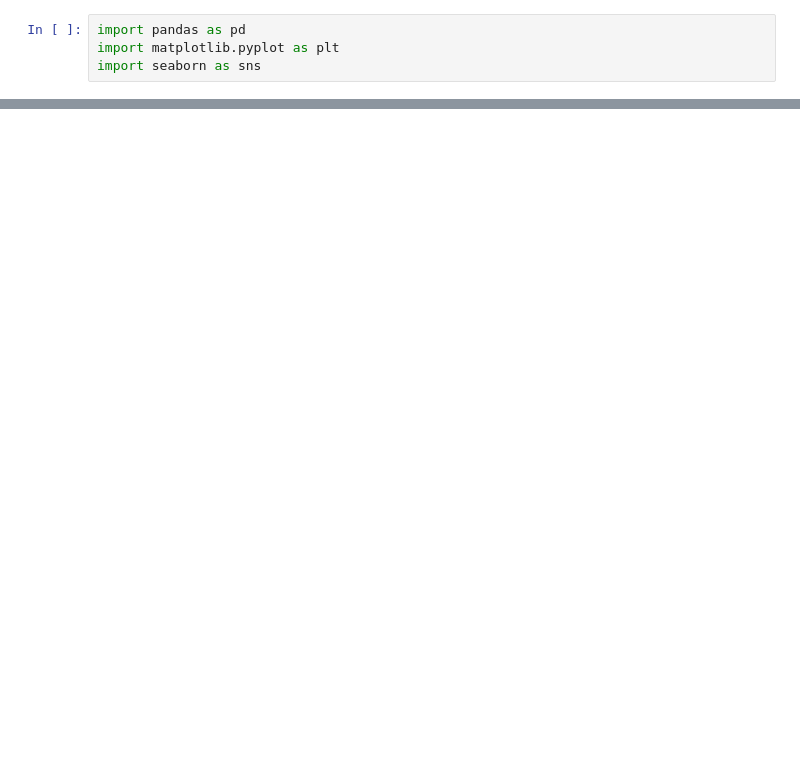
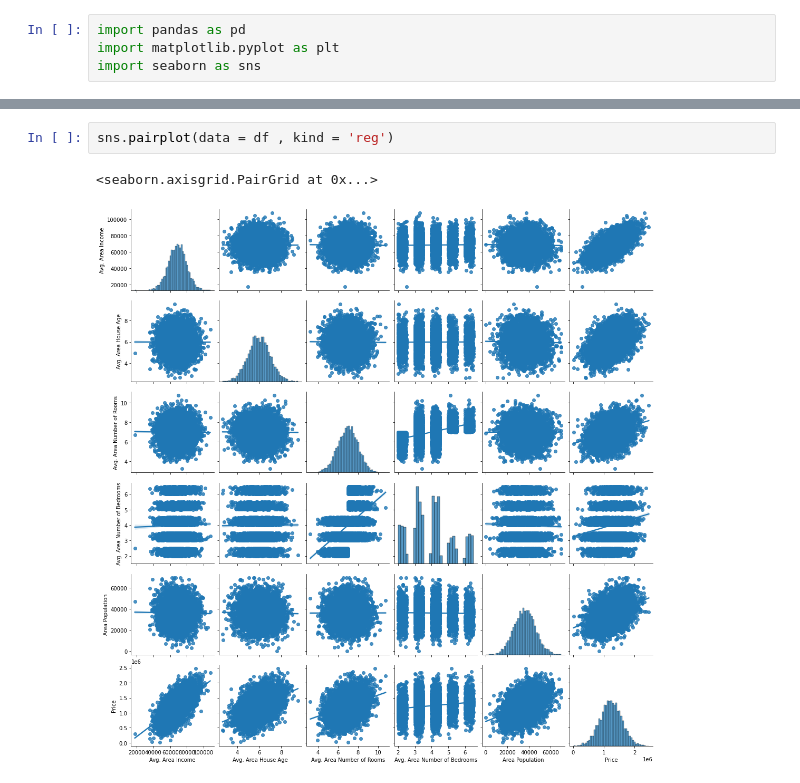
Before and after one commit to Anaskhnxx/jecrc_cs_sep22, a Jupyter notebook: day21_linear_regression.ipynb, the cells around one changed output, grey strips where cells are left out. Drawn from its saved outputs; the diff is of its cells as text; blank space fills up the shorter version.

```diff
--- a/day21_linear_regression.ipynb
+++ b/day21_linear_regression.ipynb
@@ -67,0 +72,5 @@ memory usage: 2.1+ KB
+# %%
+sns.pairplot(data = df , kind = 'reg')
+# %% [output]
+<seaborn.axisgrid.PairGrid at 0x...>
+[figure, added]
```
Also changed, not shown: parts of 21 cells of this notebook, 7 other files.
